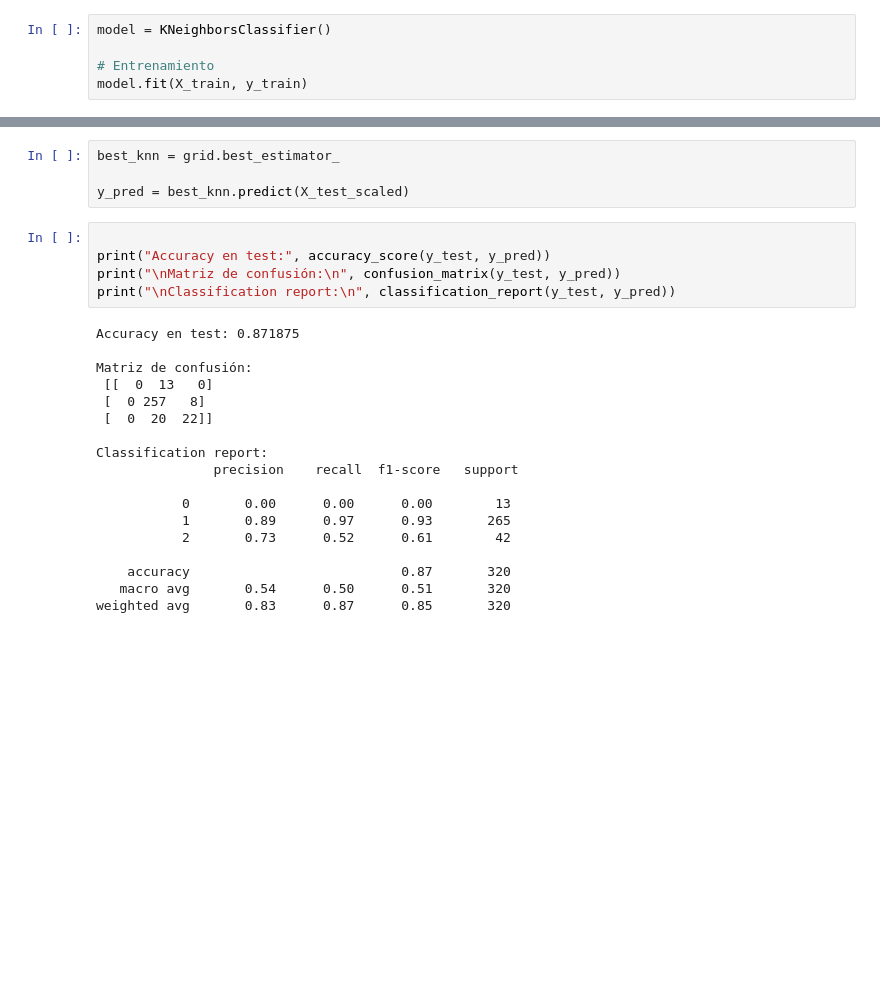
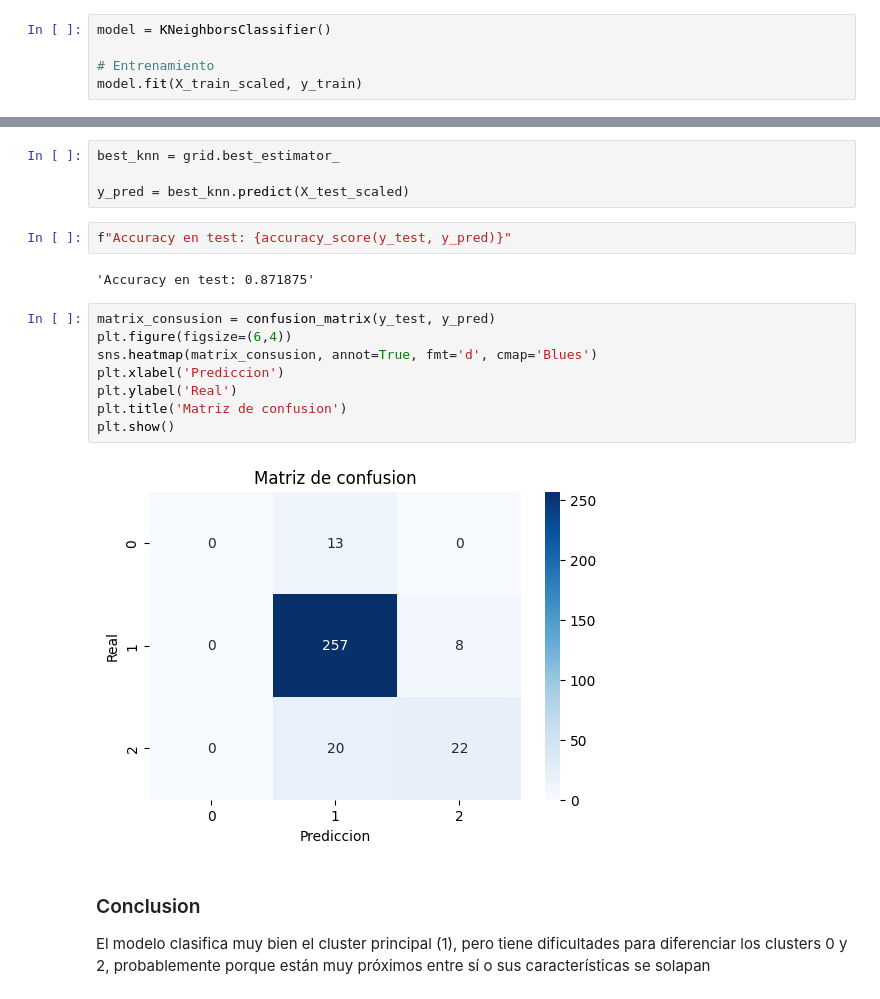
Before and after one commit to 4GeeksAcademy/Gupir11-machine-learning, a Jupyter notebook: src/08-k-nearest-neighbours-winequality-red.ipynb, the cells around one changed output, grey strips where cells are left out. Cells and saved outputs as stored; diff of their text form; blank space fills up the shorter version.

Commit message:
Correcion y entrega

```diff
--- a/src/08-k-nearest-neighbours-winequality-red.ipynb
+++ b/src/08-k-nearest-neighbours-winequality-red.ipynb
@@ -127,7 +140,7 @@ X_test_scaled = scaler.transform(X_test)
 model = KNeighborsClassifier()
 
 # Entrenamiento
-model.fit(X_train, y_train)
+model.fit(X_train_scaled, y_train)
 # %% [output]
 KNeighborsClassifier()
 # %%
@@ -221,25 +239,19 @@ best_knn = grid.best_estimator_
 
 y_pred = best_knn.predict(X_test_scaled)
 # %%
-
-print("Accuracy en test:", accuracy_score(y_test, y_pred))
-print("\nMatriz de confusión:\n", confusion_matrix(y_test, y_pred))
-print("\nClassification report:\n", classification_report(y_test, y_pred))
+f"Accuracy en test: {accuracy_score(y_test, y_pred)}"
 # %% [output]
-Accuracy en test: 0.871875
-
-Matriz de confusión:
- [[  0  13   0]
- [  0 257   8]
- [  0  20  22]]
-
-Classification report:
-               precision    recall  f1-score   support
-
-           0       0.00      0.00      0.00        13
-           1       0.89      0.97      0.93       265
-           2       0.73      0.52      0.61        42
-
-    accuracy                           0.87       320
-   macro avg       0.54      0.50      0.51       320
-weighted avg       0.83      0.87      0.85       320
+'Accuracy en test: 0.871875'
+# %%
+matrix_consusion = confusion_matrix(y_test, y_pred)
+plt.figure(figsize=(6,4))
+sns.heatmap(matrix_consusion, annot=True, fmt='d', cmap='Blues')
+plt.xlabel('Prediccion')
+plt.ylabel('Real')
+plt.title('Matriz de confusion')
+plt.show()
+# %% [output]
+[figure, added]
+# %% [markdown]
+### Conclusion
+El modelo clasifica muy bien el cluster principal (1), pero tiene dificultades para diferenciar los clusters 0 y 2, probablemente porque están muy próximos entre sí o sus características se solapan
```
Also changed, not shown: parts of 22 cells of this notebook, 3 other files.
